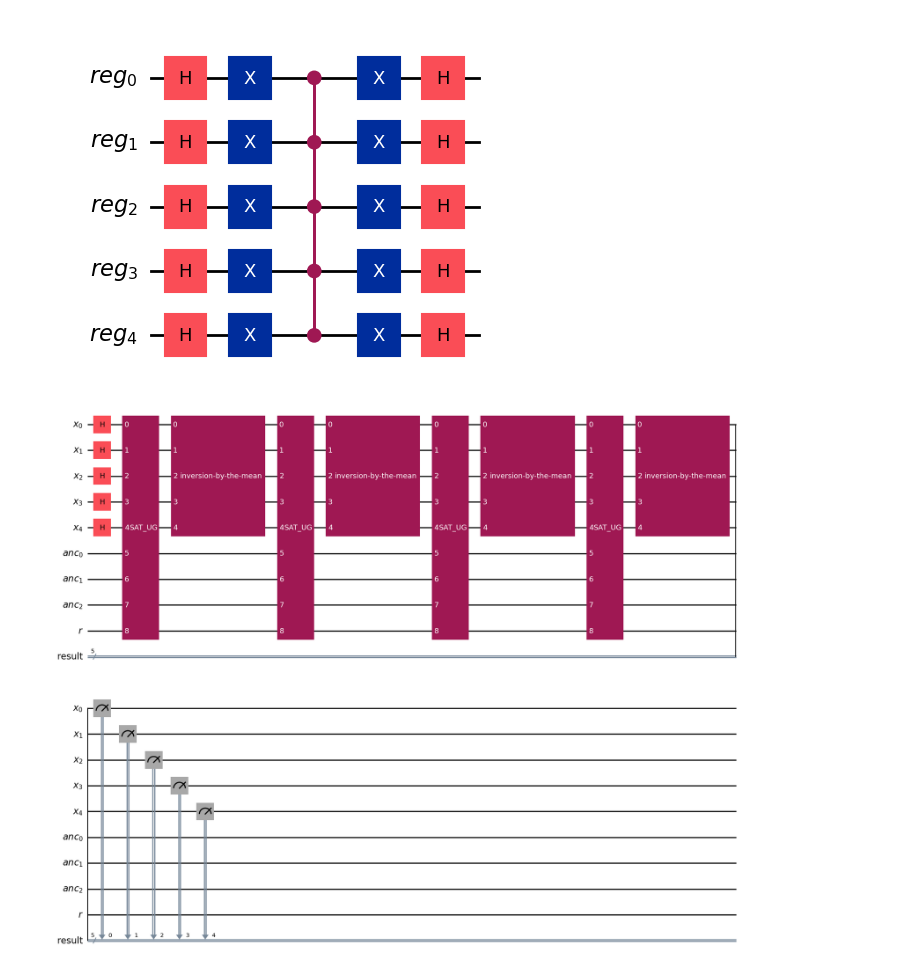
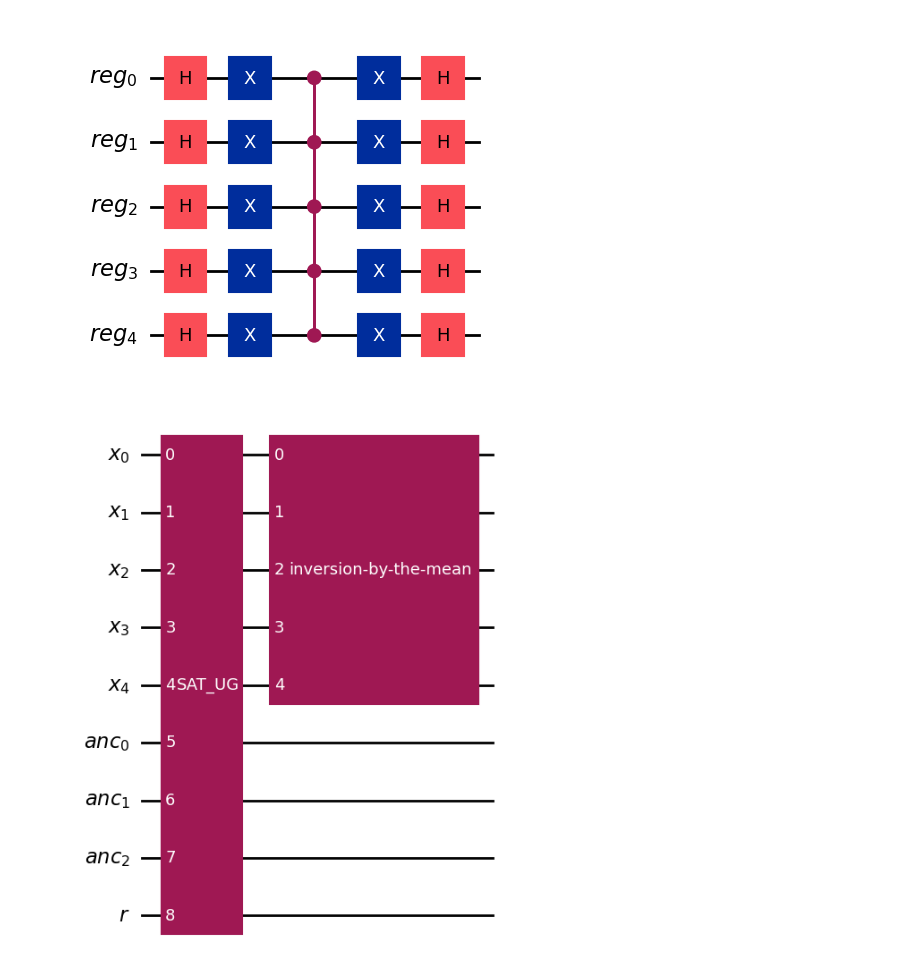
Before and after one commit to Flirm/quantum-circuits-implementation, a Jupyter notebook: implementations/grover_algorithm/notebooks/grover.ipynb, the cells around one changed output. Drawn from its saved outputs; the diff is of its cells as text; code cells hidden in the pictures.

```diff
--- a/implementations/grover_algorithm/notebooks/grover.ipynb
+++ b/implementations/grover_algorithm/notebooks/grover.ipynb
@@ -81,26 +81,21 @@ inversion_by_the_mean(5).draw("mpl")
 # %% [output]
 [figure]
 # %%
-def groover(bit_array: list[int], sat_clauses: list[list[int]]) -> QuantumCircuit:
+def grover(bit_array: list[int], sat_clauses: list[list[int]]) -> QuantumCircuit:
     """
     bit array is the array that contains the how many bits will be used in witch register
     [5,3,1] means 5 input bits, 3 anc bits and 1 result bit.
     """
     x = QuantumRegister(bit_array[0], "x")
     anc = QuantumRegister(bit_array[1], "anc")
     r = QuantumRegister(bit_array[2], "r")
-    result = ClassicalRegister(bit_array[0], "result")
-    quantum_circuit = QuantumCircuit(x,anc,r,result,name="grover-SAT")
-    quantum_circuit.h(x)
-    UG = sat_UG(bit_array, sat_UF(bit_array[0],sat_clauses))
-    inv = inversion_by_the_mean(bit_array[0])
-    num_reps = int((pi/4)*((2**bit_array[0])**(1/2)))
-    for _ in range(num_reps):
-        quantum_circuit.append(UG, x[:] + anc[:] + r[:])
-        quantum_circuit.append(inv, x[:])
-    quantum_circuit.measure(x, result)
+    quantum_circuit = QuantumCircuit(x,anc,r,name="grover-SAT")
+    UG = sat_UG(bit_array, sat_UF(bit_array[0],sat_clauses).to_gate()).to_gate()
+    inv = inversion_by_the_mean(bit_array[0]).to_gate()
+    quantum_circuit.append(UG, x[:] + anc[:] + r[:])
+    quantum_circuit.append(inv, x[:])
     return quantum_circuit
 
-groover([5,3,1], [[1, 2, 3], [2, -4, -5], [3, 4, 5]]).draw("mpl")
+grover([5,3,1], [[1, 2, 3], [2, -4, -5], [3, 4, 5]]).draw("mpl")
 # %% [output]
-[figure, old version]
+[figure, new version]
```
Also changed, not shown: parts of 7 cells of this notebook.
